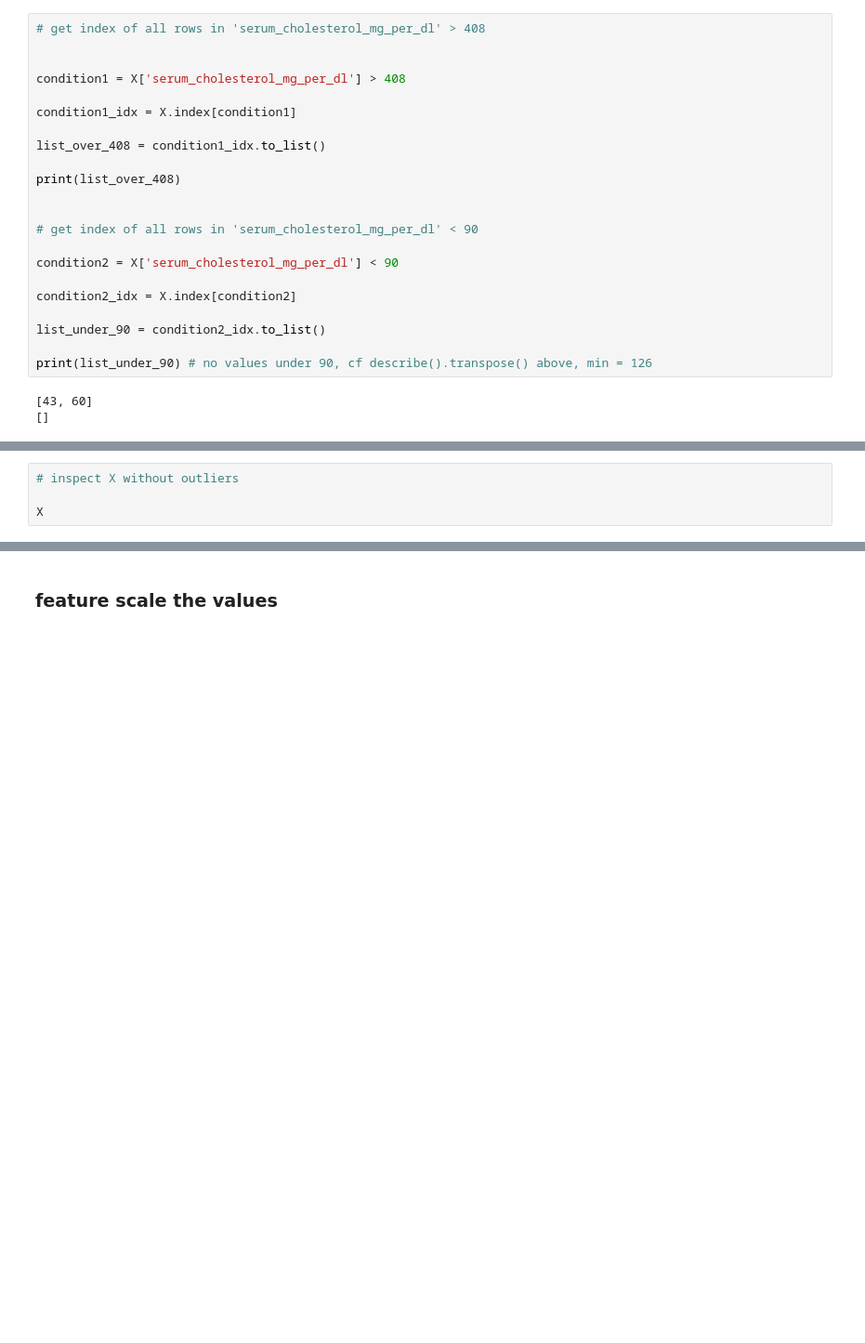
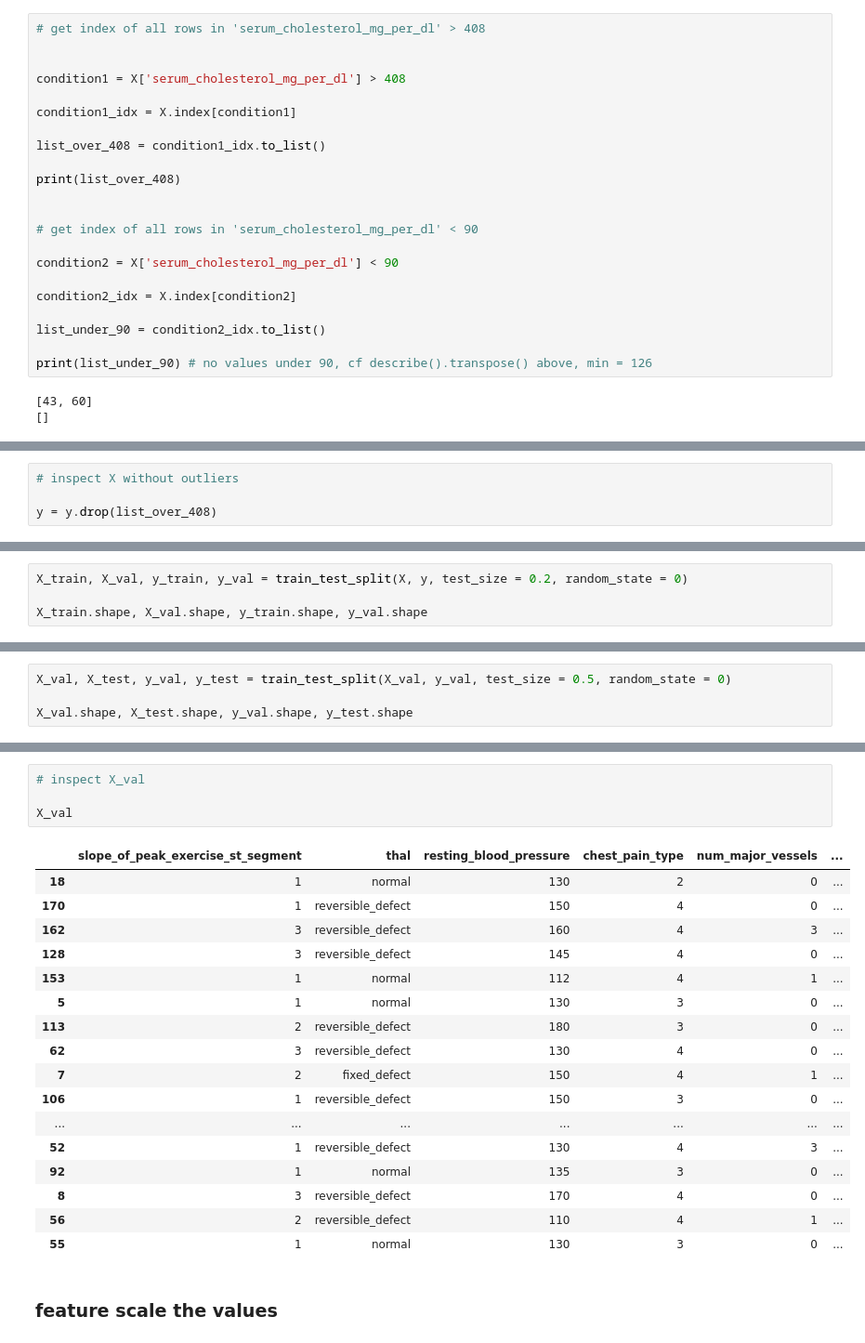
Before and after one commit to johancodes/heart-disease, a Jupyter notebook: heart_disease_ml.ipynb, the cells around one changed output, grey strips where cells are left out. Shown at 93% size. Cells and saved outputs as stored; diff of their text form; blank space fills up the shorter version.

```diff
--- a/heart_disease_ml.ipynb
+++ b/heart_disease_ml.ipynb
@@ -162,4 +163,4 @@ X = X.drop(list_over_408)
 # %%
 # inspect X without outliers
 
-X
+y = y.drop(list_over_408)
@@ -179,0 +169,4 @@ X
+# %%
+X_train, X_val, y_train, y_val = train_test_split(X, y, test_size = 0.2, random_state = 0)
+
+X_train.shape, X_val.shape, y_train.shape, y_val.shape
@@ -179,0 +175,4 @@ X
+# %%
+X_val, X_test, y_val, y_test = train_test_split(X_val, y_val, test_size = 0.5, random_state = 0)
+
+X_val.shape, X_test.shape, y_val.shape, y_test.shape
@@ -180,2 +199,24 @@ X
+# %%
+# inspect X_val
+
+X_val
+# %% [output]
+|  | slope_of_peak_exercise_st_segment | thal | resting_blood_pressure | chest_pain_type | num_major_vessels | ... |
+| 18 | 1 | normal | 130 | 2 | 0 | ... |
+| 170 | 1 | reversible_defect | 150 | 4 | 0 | ... |
+| 162 | 3 | reversible_defect | 160 | 4 | 3 | ... |
+| 128 | 3 | reversible_defect | 145 | 4 | 0 | ... |
+| 153 | 1 | normal | 112 | 4 | 1 | ... |
+| 5 | 1 | normal | 130 | 3 | 0 | ... |
+| 113 | 2 | reversible_defect | 180 | 3 | 0 | ... |
+| 62 | 3 | reversible_defect | 130 | 4 | 0 | ... |
+| 7 | 2 | fixed_defect | 150 | 4 | 1 | ... |
+| 106 | 1 | reversible_defect | 150 | 3 | 0 | ... |
+| ... | ... | ... | ... | ... | ... | ... |
+| 52 | 1 | reversible_defect | 130 | 4 | 3 | ... |
+| 92 | 1 | normal | 135 | 3 | 0 | ... |
+| 8 | 3 | reversible_defect | 170 | 4 | 0 | ... |
+| 56 | 2 | reversible_defect | 110 | 4 | 1 | ... |
+| 55 | 1 | normal | 130 | 3 | 0 | ... |
 # %% [markdown]
 ### feature scale the values
```
Also changed, not shown: parts of 9 cells of this notebook.
